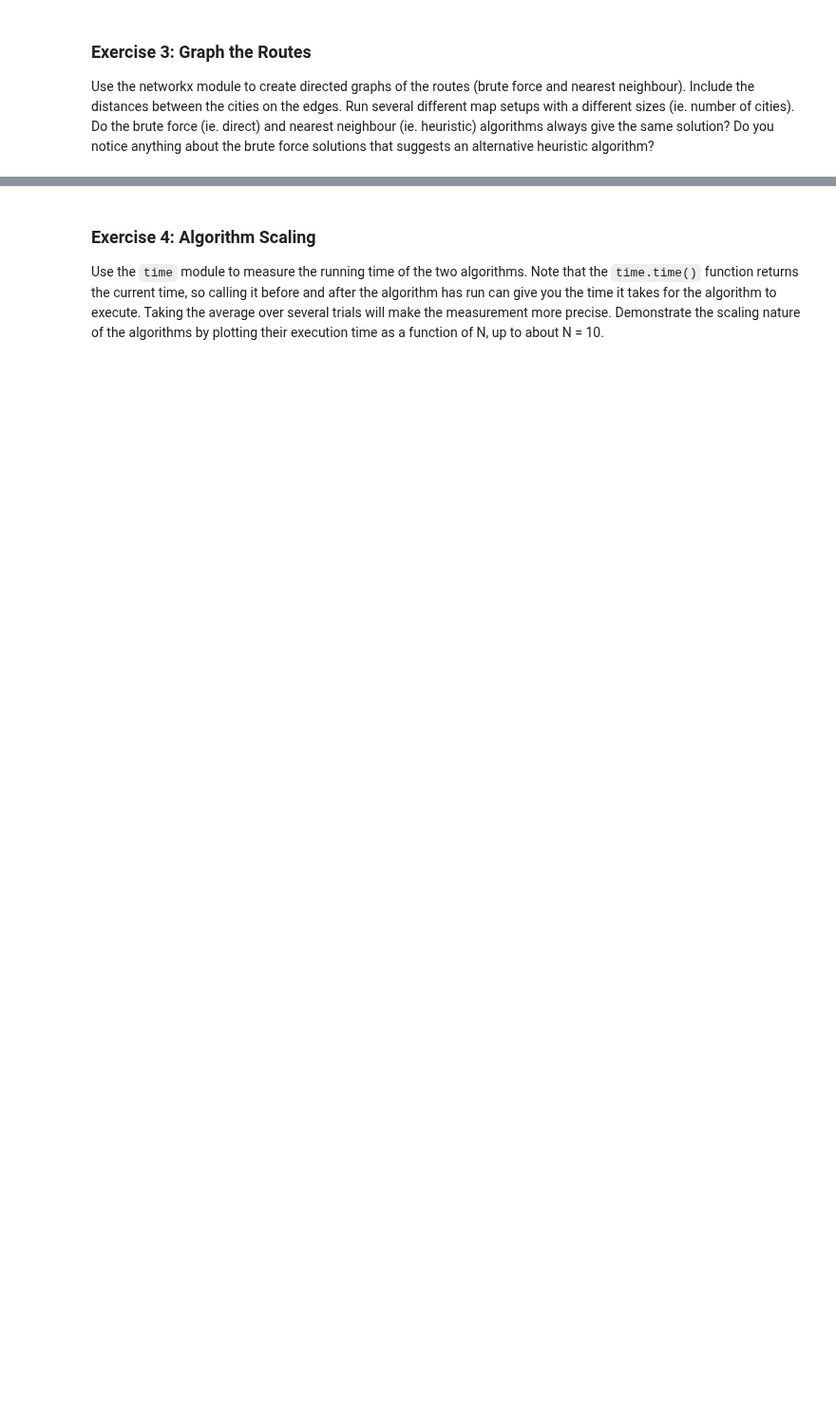
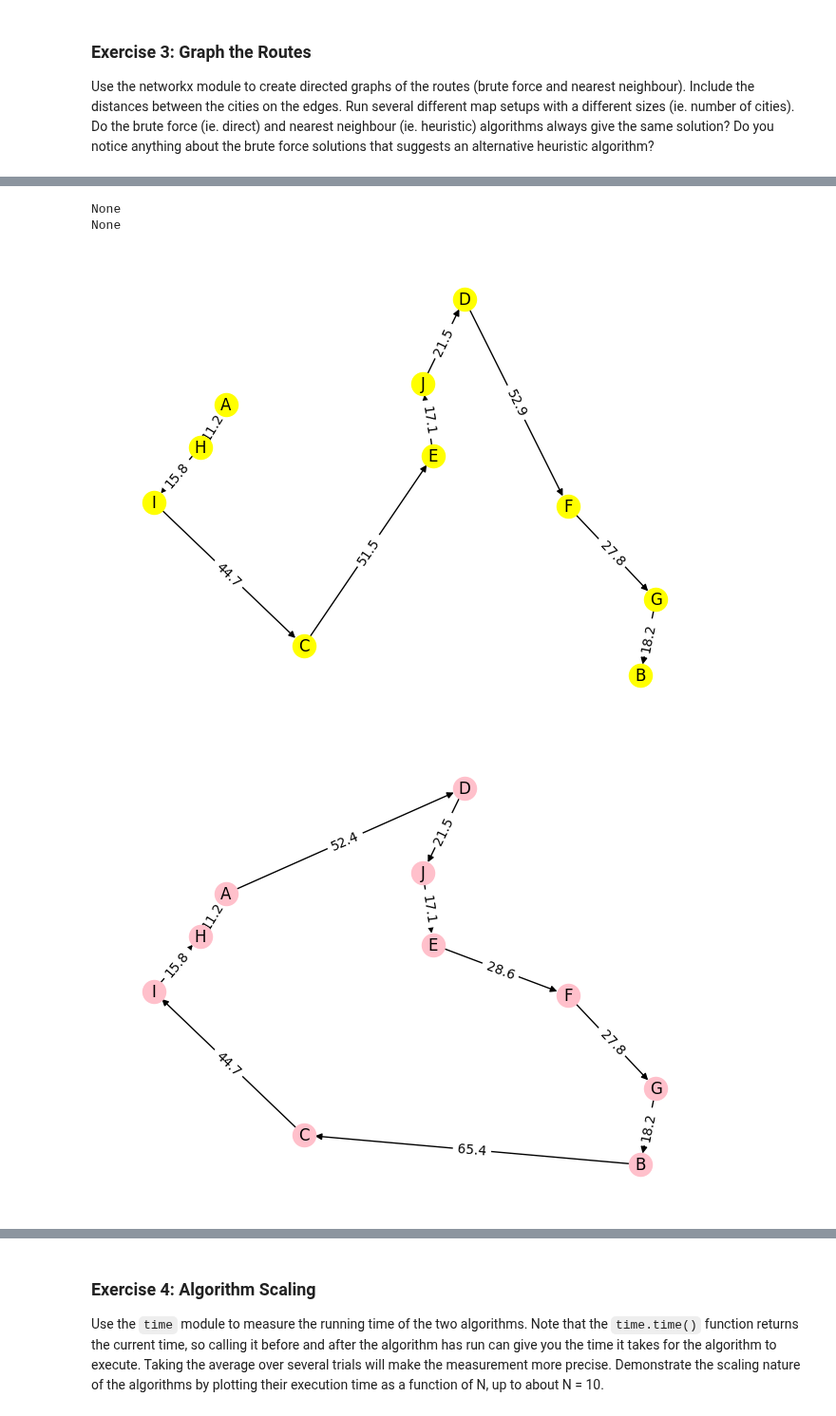
Before and after one commit to MarlaS02/comp215, a Jupyter notebook: labs/lab05_scaling.ipynb, the cells around one changed output, grey strips where cells are left out. Shown at 95% size. Cells and saved outputs as stored; diff of their text form; code cells hidden in the pictures; blank space fills up the shorter version.

```diff
--- a/labs/lab05_scaling.ipynb
+++ b/labs/lab05_scaling.ipynb
@@ -238,0 +188,42 @@ Use the networkx module to create directed graphs of the routes (brute force and
+# %%
+# Ex.3 your code here
+def Graph(b, visited_cities):
+   plt.figure()
+   city_network = nx.DiGraph()
+   city_network.add_nodes_from(city_map)
+   for i in range(len(visited_cities)-1):
+     city_network.add_edge(visited_cities[i], visited_cities[i+1], weight = distances[(visited_cities[i], visited_cities[i+1])])
+
+   nx.draw(city_network, city_map, node_color = 'yellow', with_labels = True)
+   nx.draw_networkx_edge_labels(city_network, city_map, edge_labels = nx.get_edge_attributes(city_network, 'weight'))
+
+def Graph_2(a, shortest_route):
+   plt.figure()
+   city_network_2 = nx.DiGraph()
+   city_network_2.add_nodes_from(city_map)
+   for i in range(len(shortest_route)-1):
+     city_network_2.add_edge(shortest_route[i], shortest_route[i+1], weight = distances[(shortest_route[i], shortest_route[i+1])])
+
+   nx.draw(city_network_2, city_map, node_color = "pink", with_labels = True)
+   nx.draw_networkx_edge_labels(city_network_2, city_map, edge_labels = nx.get_edge_attributes(city_network_2, 'weight'))
+
+a = BruteForce()
+b = NearestNeighbor()
+
+print(Graph(b, b))
+print(Graph_2(a, a))
+plt.figure()
+city_network_3 = nx.DiGraph()
+city_network_3.add_nodes_from(city_map_2)
+for i in range(len(shortest_route_2)-1):
+  city_network_3.add_edge(shortest_route_2[i], shortest_route_2[i+1], weight = distances[(shortest_route_2[i], shortest_route_2[i+1])])
+
+nx.draw(city_network_3, city_map_2, node_color = "green", with_labels = True)
+nx.draw_networkx_edge_labels(city_network_3, city_map_2, edge_labels = nx.get_edge_attributes(city_network_3, 'weight'))
+
+plt.show()
+# %% [output]
+None
+None
+[figure, added]
+[figure, added]
```
Also changed, not shown: parts of 9 cells of this notebook.
